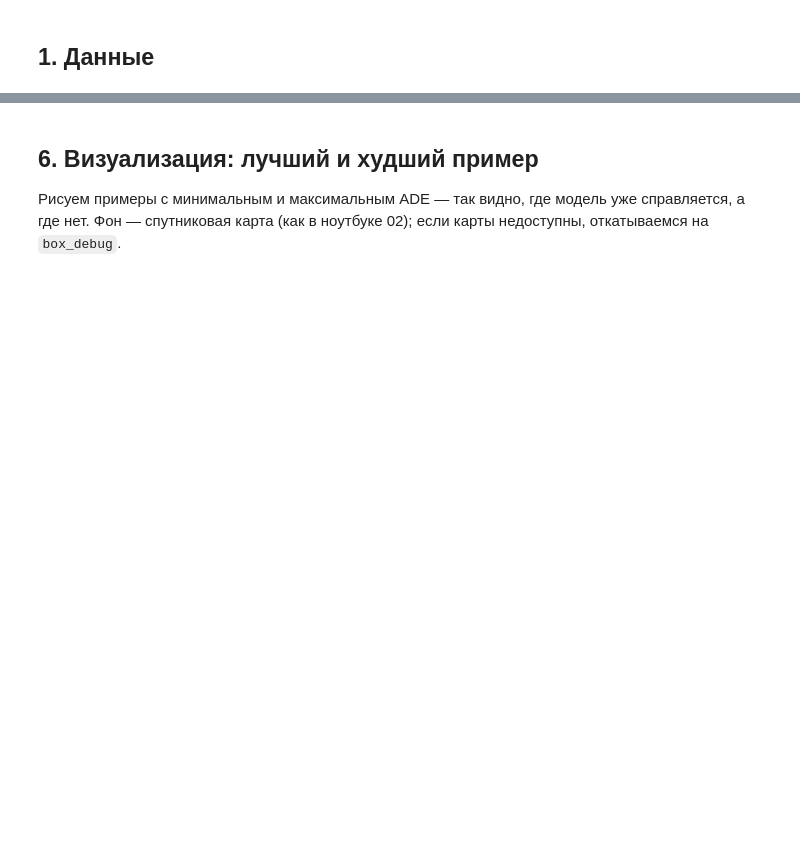
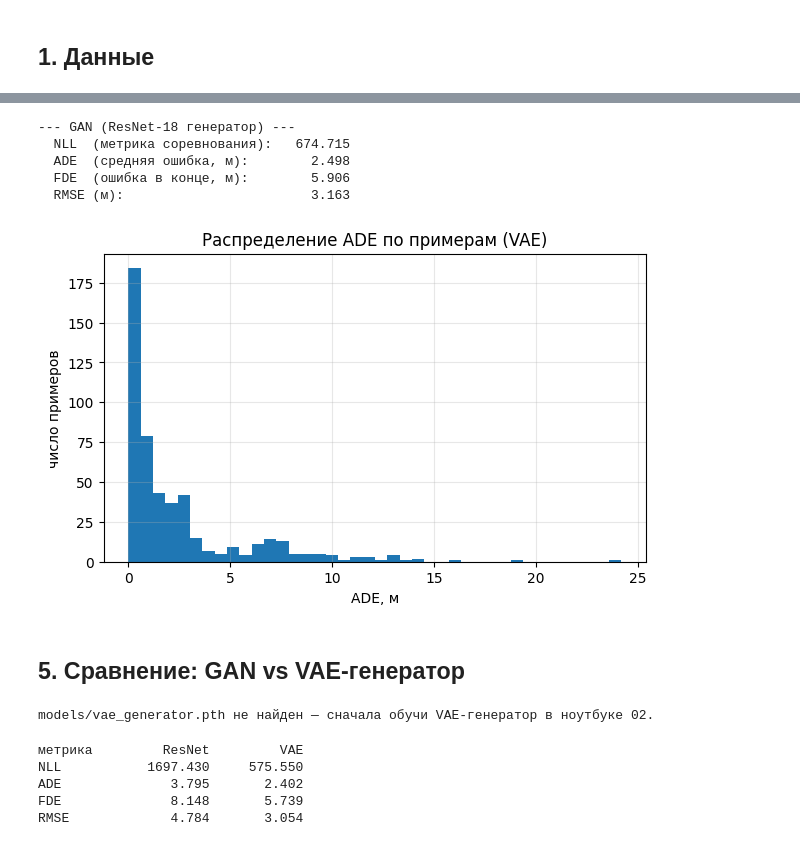
Before and after one commit to RiXenGC/IU1_ML, a Jupyter notebook: sem2/lab6/notebooks/03_metrics.ipynb, the cells around one changed output, grey strips where cells are left out. Drawn from its saved outputs; the diff is of its cells as text; code cells hidden in the pictures; blank space fills up the shorter version.

```diff
--- a/sem2/lab6/notebooks/03_metrics.ipynb
+++ b/sem2/lab6/notebooks/03_metrics.ipynb
@@ -185,6 +233,26 @@ plt.show()
+# %%
+metrics_vae = evaluate(gt, pred_vae, avail)
+show_metrics("GAN (ResNet-18 генератор)", metrics_vae)
+
+plt.figure(figsize=(7, 4))
+plt.hist(metrics_vae["ADE"], bins=40)
+plt.xlabel("ADE, м")
+plt.ylabel("число примеров")
+plt.title("Распределение ADE по примерам (VAE)")
+plt.grid(alpha=0.3)
+plt.show()
+# %% [output]
+--- GAN (ResNet-18 генератор) ---
+  NLL  (метрика соревнования):   674.715
+  ADE  (средняя ошибка, м):        2.498
+  FDE  (ошибка в конце, м):        5.906
+  RMSE (м):                        3.163
+[figure, added]
+# %% [markdown]
+## 5. Сравнение: GAN vs VAE-генератор
 # %%
 class ImageEncoder(nn.Module):
-    # Лёгкий CNN-энкодер растра -> вектор признаков (вместо тяжёлого ResNet)
+    # Лёгкий CNN-энкодер растра -> вектор признаков
     def __init__(self, in_channels, feat_dim=128):
         super().__init__()
         self.conv = nn.Sequential(
@@ -200,7 +268,6 @@ class ImageEncoder(nn.Module):
 
 
 class VAEGenerator(nn.Module):
-    # Копия из ноутбука 02 — архитектуры должны совпадать
     def __init__(self, in_channels, history_frames, future_frames, z_dim=16, feat_dim=128):
         super().__init__()
         self.z_dim = z_dim
@@ -233,39 +300,21 @@ class VAEGenerator(nn.Module):
         # режим предсказания: z ~ N(0, 1)
         z = torch.randn(image.shape[0], self.z_dim, device=image.device)
         return self.decode(image, history, z)
-
-
-vae_path = Path("../models") / "vae_generator.pth"
-if vae_path.exists():
-    V = VAEGenerator(22, 11, FUTURE_FRAMES).to(device)
-    V.load_state_dict(torch.load(vae_path, map_location=device))
-    V.eval()
-
-    # те же примеры, тот же порядок (shuffle=False)
-    preds_vae = []
-    n_done = 0
-    with torch.no_grad():
-        for batch in loader:
-            image = batch["image"].float().to(device)
-            history = batch["history_positions"].float().to(device) / POS_SCALE
-            preds_vae.append(V(image, history).cpu().numpy() * POS_SCALE)
-            n_done += len(image)
-            if n_done >= N_EVAL:
-                break
-    pred_vae = np.concatenate(preds_vae)[:N_EVAL]
-
-    metrics_vae = evaluate(gt, pred_vae, avail)
-    show_metrics("VAE-генератор", metrics_vae)
-
-    print()
-    print(f"{'метрика':<10}{'GAN':>12}{'VAE':>12}")
-    for k in ["NLL", "ADE", "FDE", "RMSE"]:
-        print(f"{k:<10}{metrics_gan[k].mean():>12.3f}{metrics_vae[k].mean():>12.3f}")
-else:
-    print("models/vae_generator.pth не найден — сначала обучи VAE-генератор в ноутбуке 02.")
+# %% [output]
+models/vae_generator.pth не найден — сначала обучи VAE-генератор в ноутбуке 02.
-# %% [markdown]
-## 6. Визуализация: лучший и худший пример
-
-Рисуем примеры с минимальным и максимальным ADE — так видно, где модель
-уже справляется, а где нет. Фон — спутниковая карта (как в ноутбуке 02);
-если карты недоступны, откатываемся на `box_debug`.
+# %%
+vae_path = Path("../models") / "generator_vae.pth"
+
+V = VAEGenerator(22, 11, FUTURE_FRAMES).to(device)
+V.load_state_dict(torch.load(vae_path, map_location=device))
+V.eval()
+
+print(f"{'метрика':<10}{'ResNet':>12}{'VAE':>12}")
+for k in ["NLL", "ADE", "FDE", "RMSE"]:
+    print(f"{k:<10}{metrics_resnet[k].mean():>12.3f}{metrics_vae[k].mean():>12.3f}")
+# %% [output]
+метрика         ResNet         VAE
+NLL           1697.430     575.550
+ADE              3.795       2.402
+FDE              8.148       5.739
+RMSE             4.784       3.054
```
Also changed, not shown: parts of 19 cells of this notebook, 15 other files.
